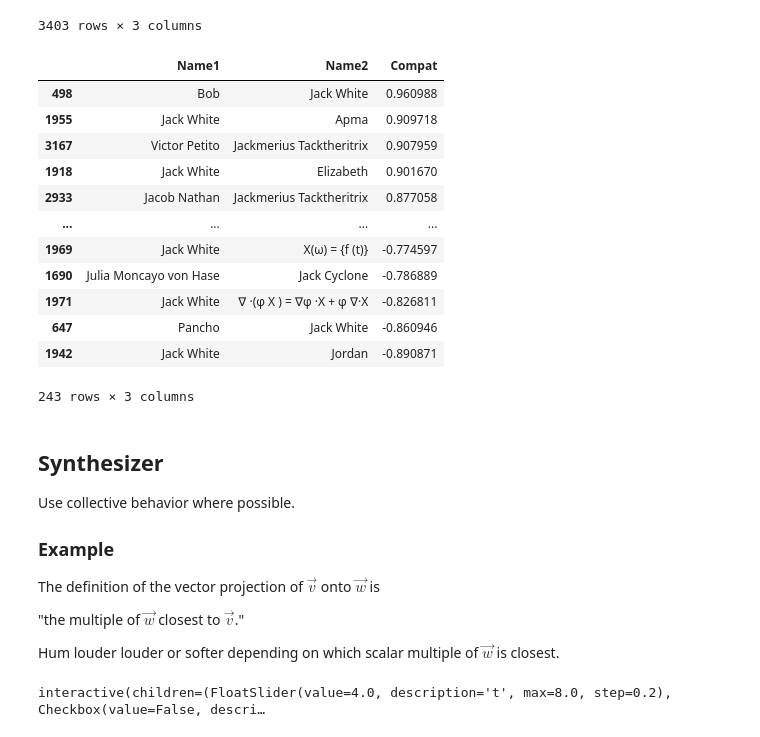
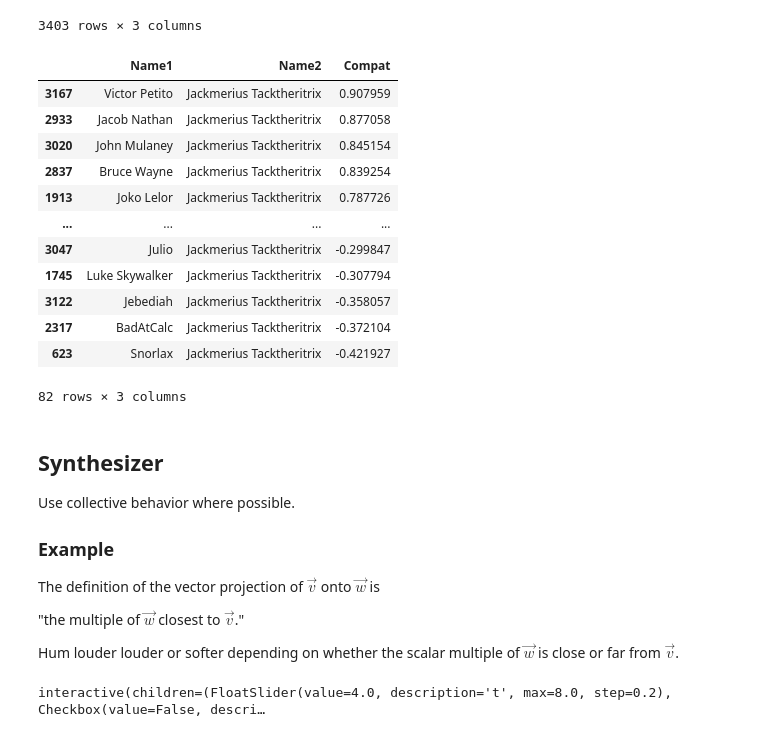
Before and after one commit to drewyoungren/ipynb-demo, a Jupyter notebook: demo.ipynb, the cells around one changed output. Saved outputs shown, nothing was run; the diff lists cells and outputs as text; code cells hidden in the pictures.

```diff
--- a/demo.ipynb
+++ b/demo.ipynb
@@ -234,22 +238,22 @@ results
 3403 rows × 3 columns
 # %%
 ## Filter on a particular name here.
-mate = "Jack"
+mate = "Jackmerius"
 results[results.Name1.str.contains(mate) | results.Name2.str.contains(mate)]
 # %% [output]
 |  | Name1 | Name2 | Compat |
-| 498 | Bob | Jack White | 0.960988 |
-| 1955 | Jack White | Apma | 0.909718 |
 | 3167 | Victor Petito | Jackmerius Tacktheritrix | 0.907959 |
-| 1918 | Jack White | Elizabeth | 0.901670 |
 | 2933 | Jacob Nathan | Jackmerius Tacktheritrix | 0.877058 |
+| 3020 | John Mulaney | Jackmerius Tacktheritrix | 0.845154 |
+| 2837 | Bruce Wayne | Jackmerius Tacktheritrix | 0.839254 |
+| 1913 | Joko Lelor | Jackmerius Tacktheritrix | 0.787726 |
 | ... | ... | ... | ... |
-| 1969 | Jack White | X(ω) = {f (t)} | -0.774597 |
-| 1690 | Julia Moncayo von Hase | Jack Cyclone | -0.786889 |
-| 1971 | Jack White | ∇ ·(φ X ) = ∇φ ·X + φ ∇·X | -0.826811 |
-| 647 | Pancho | Jack White | -0.860946 |
-| 1942 | Jack White | Jordan | -0.890871 |
+| 3047 | Julio | Jackmerius Tacktheritrix | -0.299847 |
+| 1745 | Luke Skywalker | Jackmerius Tacktheritrix | -0.307794 |
+| 3122 | Jebediah | Jackmerius Tacktheritrix | -0.358057 |
+| 2317 | BadAtCalc | Jackmerius Tacktheritrix | -0.372104 |
+| 623 | Snorlax | Jackmerius Tacktheritrix | -0.421927 |
-243 rows × 3 columns
+82 rows × 3 columns
 # %% [markdown]
 ## Synthesizer
 
@@ -261,7 +265,7 @@ The definition of the vector projection of $\vec v$ onto $\vec w$ is
 
 "the multiple of $\vec w$ closest to $\vec v$."
 
-Hum louder louder or softer depending on which scalar multiple of $\vec w$ is closest.
+Hum louder louder or softer depending on whether the scalar multiple of $\vec w$ is close or far from $\vec v$.
 # %%
 @interact
 def _(t=(0.,8,.2),err=False):
```
Also changed, not shown: parts of 12 cells of this notebook.
